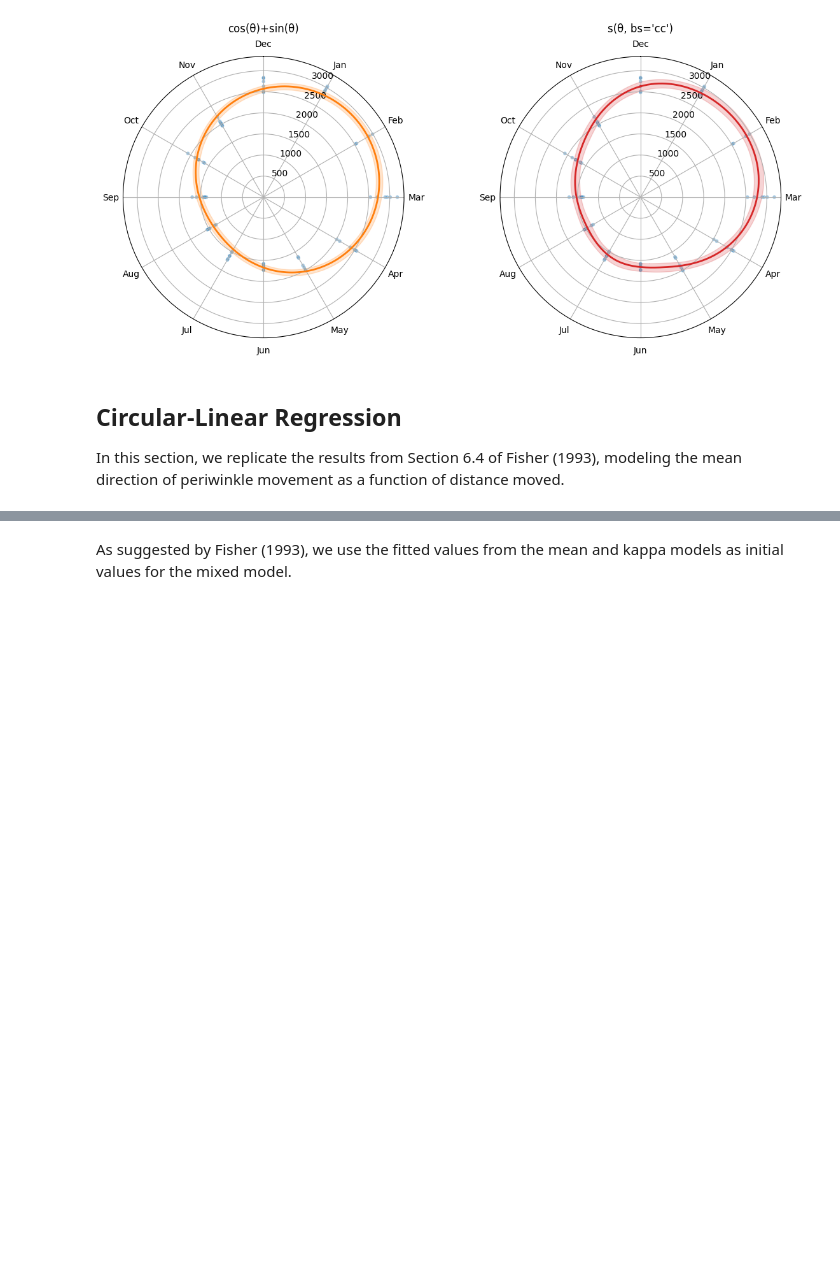
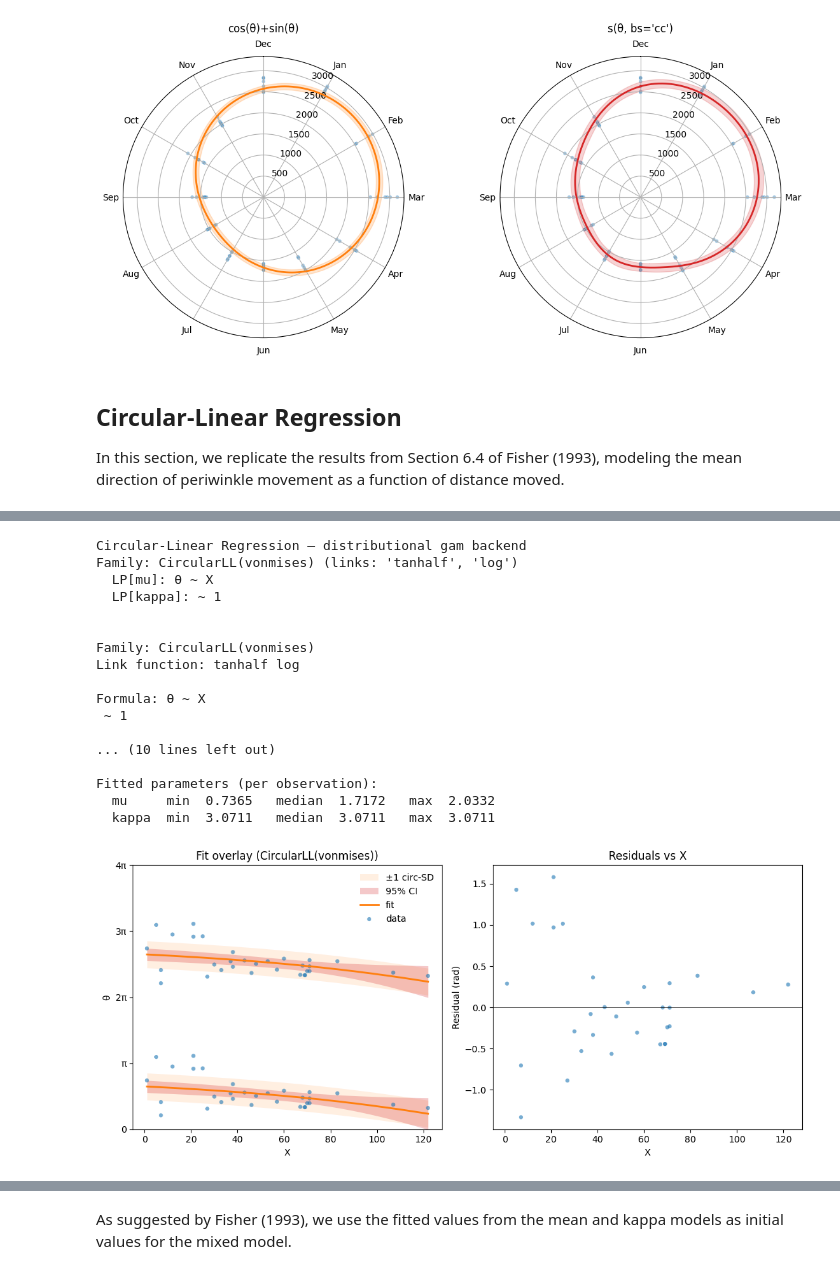
Before and after one commit to circstat/pycircstat2, a Jupyter notebook: examples/T4-regression.ipynb, the cells around one changed output, grey strips where cells are left out. Drawn from its saved outputs; the diff is of its cells as text; code cells hidden in the pictures; blank space fills up the shorter version.

```diff
--- a/examples/T4-regression.ipynb
+++ b/examples/T4-regression.ipynb
@@ -177,3 +181,27 @@ p-values are approximated using the normal distribution.
+# %%
+# the default backend is actually GAM, which uses a different parameterization of the mean (μ  = 2·atan(β₀ + βX))
+cl_gam_mean = CLRegression(formula=["θ ~ X", " ~ 1"], backend="gam", data=data_cl, tol=1e-10)
+cl_gam_mean.plot()
+cl_gam_mean.summary()
+# %% [output]
+Circular-Linear Regression — distributional gam backend
+Family: CircularLL(vonmises) (links: 'tanhalf', 'log')
+  LP[mu]: θ ~ X
+  LP[kappa]: ~ 1
+
+
+Family: CircularLL(vonmises)
+Link function: tanhalf log
+
+Formula: θ ~ X
+ ~ 1
+
+... (10 lines left out)
+
+Fitted parameters (per observation):
+  mu     min  0.7365   median  1.7172   max  2.0332
+  kappa  min  3.0711   median  3.0711   max  3.0711
+[figure, added]
 # %%
 # Fit the concentration only model
 cl_reg_kappa = CLRegression(
```
Also changed, not shown: parts of 10 cells of this notebook.
